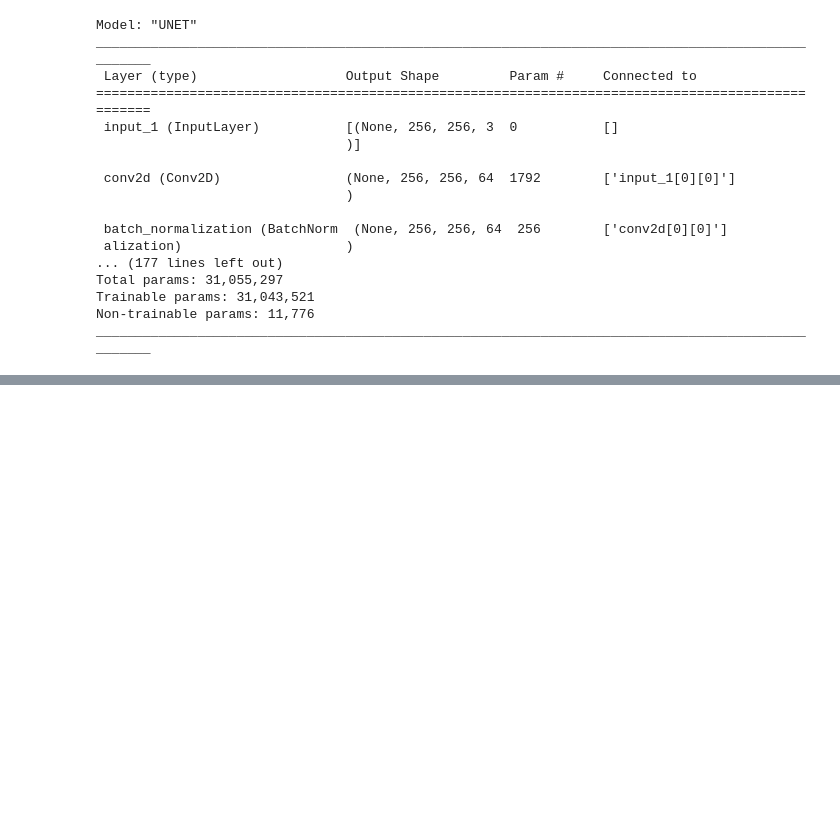
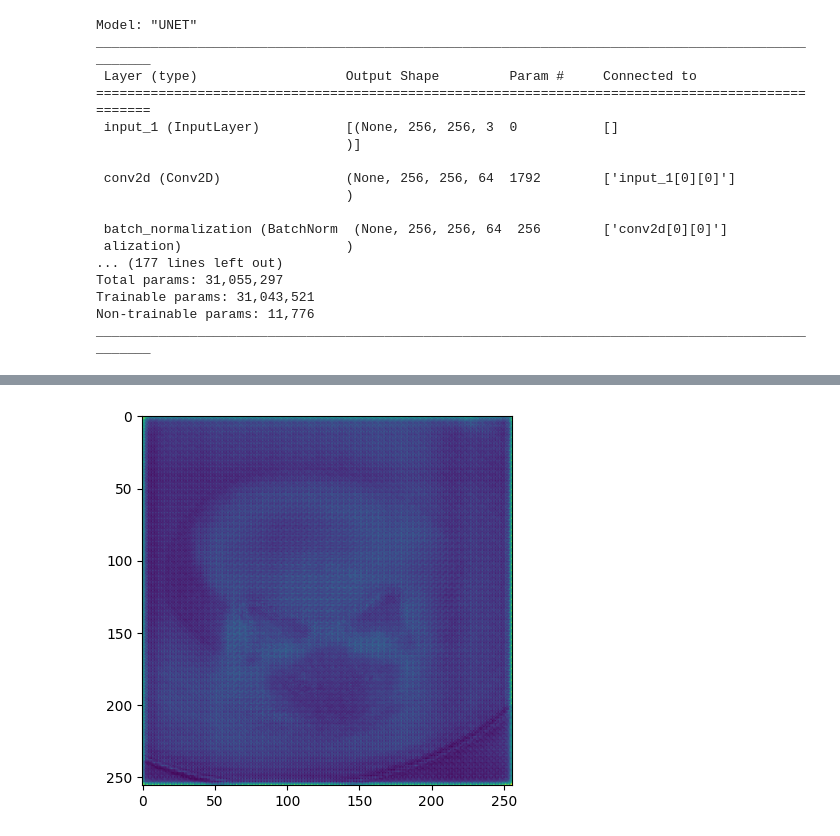
Before and after one commit to denitusha/Unet-implementation, a Jupyter notebook: Untitled2.ipynb, the cells around one changed output, grey strips where cells are left out. Saved outputs shown, nothing was run; the diff lists cells and outputs as text; code cells hidden in the pictures; blank space fills up the shorter version.

```diff
--- a/Untitled2.ipynb
+++ b/Untitled2.ipynb
@@ -280 +286,6 @@ Epoch 21: val_loss did not improve from 0.59886
 <keras.callbacks.History at 0x...>
+# %%
+
+test_path ="/content/testFiles"
+test_x = sorted(glob.glob(os.path.join(test_path, "*")))
+print(len(test_x))
@@ -281,14 +313,28 @@ Epoch 21: val_loss did not improve from 0.59886
 # %%
 from tqdm import tqdm
 import time
+import shutil
+predictions = []
 time_taken = []
+save_path = '/content/tested'
 for x in tqdm(test_x):
-  start_time = time.time()
-  p = model.predict(x)
-  total_time = time.time() - start_time
-  time_taken.append(total_time)
+    name = x.split("/")[-1]
+    x = cv2.imread(x, cv2.IMREAD_COLOR)
+    x = x / 255.0
+    x = np.expand_dims(x, axis=0)
+    start_time = time.time()
+    p = model.predict(x)
 
-  p = p * 255
-
-  cv2.imwrite(os.path.join(save_path, p)
+    # total_time = time.time() - start_time
+    # time_taken.append(total_time)
+    p = p * 255
+    predictions.append(p)
+    if not os.path.exists('/content/test2'):
+        os.makedirs('/content/test2')
+    if cv2.imwrite(os.path.join('/content/test2', name), p):
+        print(f"{name} saved successfully!")
+    else:
+        print(f"{name} not saved!")
+# for p in predictions:
+#     shutil.copy(os.path.join('images', file), 'tested')
 # %% [output]
@@ -347,0 +383,10 @@ for i in range(len(test_x)):
+# %%
+import matplotlib.pyplot as plt
+
+# assuming `predictions` contains the image data
+image = predictions[1].squeeze()
+# image = np.stack((image,)*3, axis=-1) # create a 3-channel image
+plt.imshow(image)
+plt.show() # display the image
+# %% [output]
+[figure, added]
```
Also changed, not shown: parts of 14 cells of this notebook.
